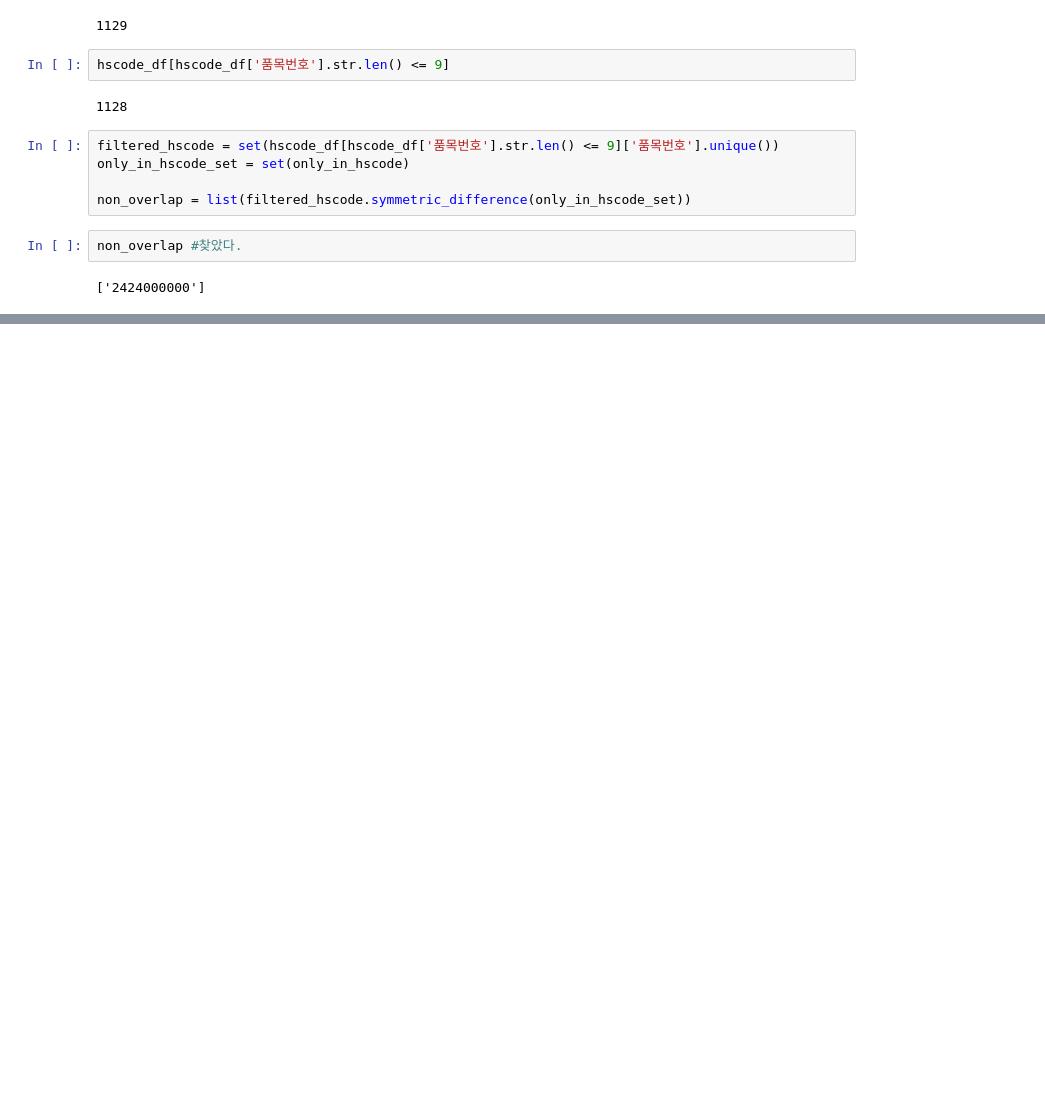
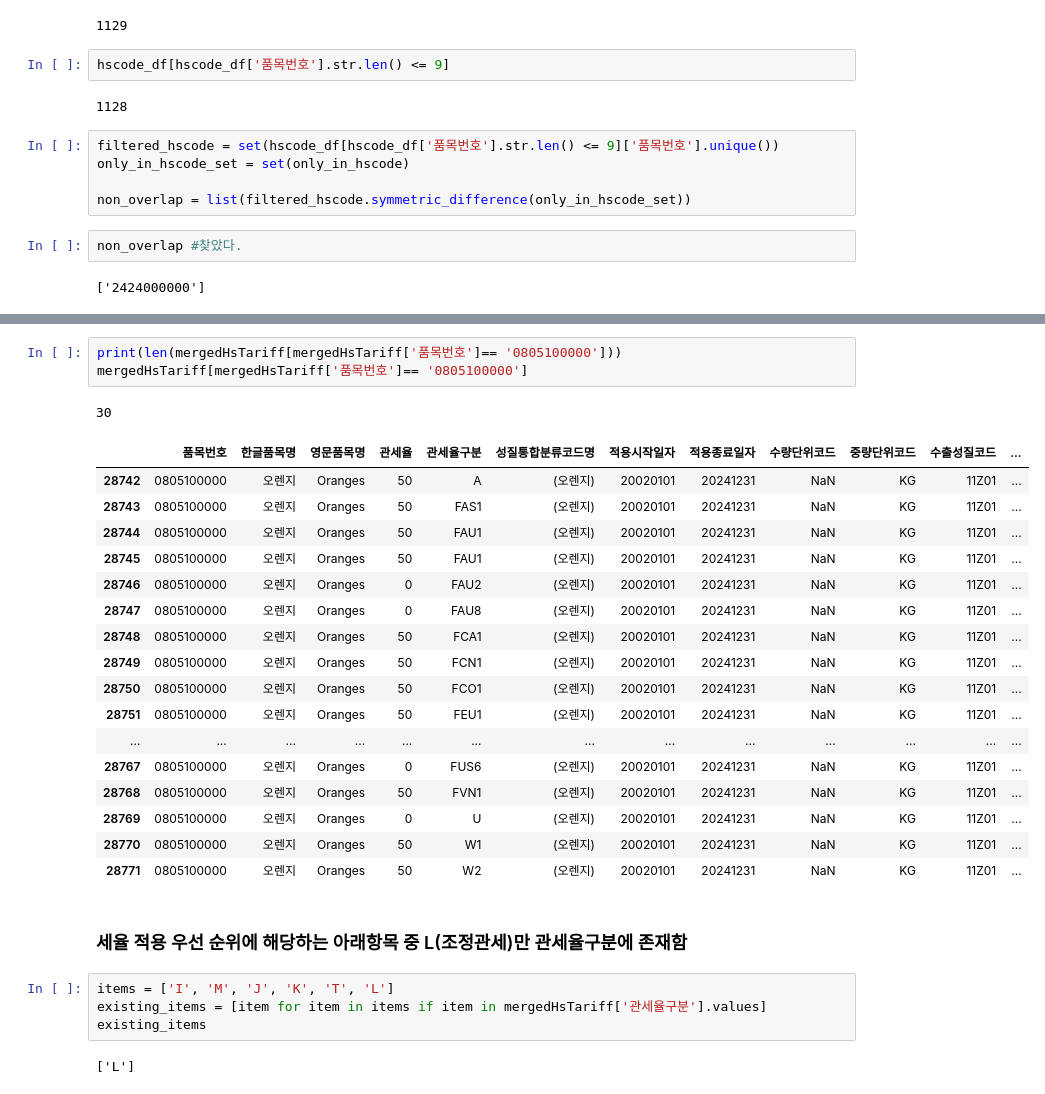
Before and after one commit to aboccado/hscode, a Jupyter notebook: merged.ipynb, the cells around one changed output, grey strips where cells are left out. Cells and saved outputs as stored; diff of their text form; blank space fills up the shorter version.

```diff
--- a/merged.ipynb
+++ b/merged.ipynb
@@ -284,0 +424,30 @@ KeyError: False
+# %%
+print(len(mergedHsTariff[mergedHsTariff['품목번호']== '0805100000']))
+mergedHsTariff[mergedHsTariff['품목번호']== '0805100000']
+# %% [output]
+30
+|  | 품목번호 | 한글품목명 | 영문품목명 | 관세율 | 관세율구분 | 성질통합분류코드명 | 적용시작일자 | 적용종료일자 | 수량단위코드 | 중량단위코드 | 수출성질코드 | ... |
+| 28742 | 0805100000 | 오렌지 | Oranges | 50 | A | (오렌지) | 20020101 | 20241231 | NaN | KG | 11Z01 | ... |
+| 28743 | 0805100000 | 오렌지 | Oranges | 50 | FAS1 | (오렌지) | 20020101 | 20241231 | NaN | KG | 11Z01 | ... |
+| 28744 | 0805100000 | 오렌지 | Oranges | 50 | FAU1 | (오렌지) | 20020101 | 20241231 | NaN | KG | 11Z01 | ... |
+| 28745 | 0805100000 | 오렌지 | Oranges | 50 | FAU1 | (오렌지) | 20020101 | 20241231 | NaN | KG | 11Z01 | ... |
+| 28746 | 0805100000 | 오렌지 | Oranges | 0 | FAU2 | (오렌지) | 20020101 | 20241231 | NaN | KG | 11Z01 | ... |
+| 28747 | 0805100000 | 오렌지 | Oranges | 0 | FAU8 | (오렌지) | 20020101 | 20241231 | NaN | KG | 11Z01 | ... |
+| 28748 | 0805100000 | 오렌지 | Oranges | 50 | FCA1 | (오렌지) | 20020101 | 20241231 | NaN | KG | 11Z01 | ... |
+| 28749 | 0805100000 | 오렌지 | Oranges | 50 | FCN1 | (오렌지) | 20020101 | 20241231 | NaN | KG | 11Z01 | ... |
+| 28750 | 0805100000 | 오렌지 | Oranges | 50 | FCO1 | (오렌지) | 20020101 | 20241231 | NaN | KG | 11Z01 | ... |
+| 28751 | 0805100000 | 오렌지 | Oranges | 50 | FEU1 | (오렌지) | 20020101 | 20241231 | NaN | KG | 11Z01 | ... |
+| ... | ... | ... | ... | ... | ... | ... | ... | ... | ... | ... | ... | ... |
+| 28767 | 0805100000 | 오렌지 | Oranges | 0 | FUS6 | (오렌지) | 20020101 | 20241231 | NaN | KG | 11Z01 | ... |
+| 28768 | 0805100000 | 오렌지 | Oranges | 50 | FVN1 | (오렌지) | 20020101 | 20241231 | NaN | KG | 11Z01 | ... |
+| 28769 | 0805100000 | 오렌지 | Oranges | 0 | U | (오렌지) | 20020101 | 20241231 | NaN | KG | 11Z01 | ... |
+| 28770 | 0805100000 | 오렌지 | Oranges | 50 | W1 | (오렌지) | 20020101 | 20241231 | NaN | KG | 11Z01 | ... |
+| 28771 | 0805100000 | 오렌지 | Oranges | 50 | W2 | (오렌지) | 20020101 | 20241231 | NaN | KG | 11Z01 | ... |
+# %% [markdown]
+### 세율 적용 우선 순위에 해당하는 아래항목 중 L(조정관세)만 관세율구분에 존재함
+# %%
+items = ['I', 'M', 'J', 'K', 'T', 'L']
+existing_items = [item for item in items if item in mergedHsTariff['관세율구분'].values]
+existing_items
+# %% [output]
+['L']
```
Also changed, not shown: parts of 47 cells of this notebook, 3 other files.
